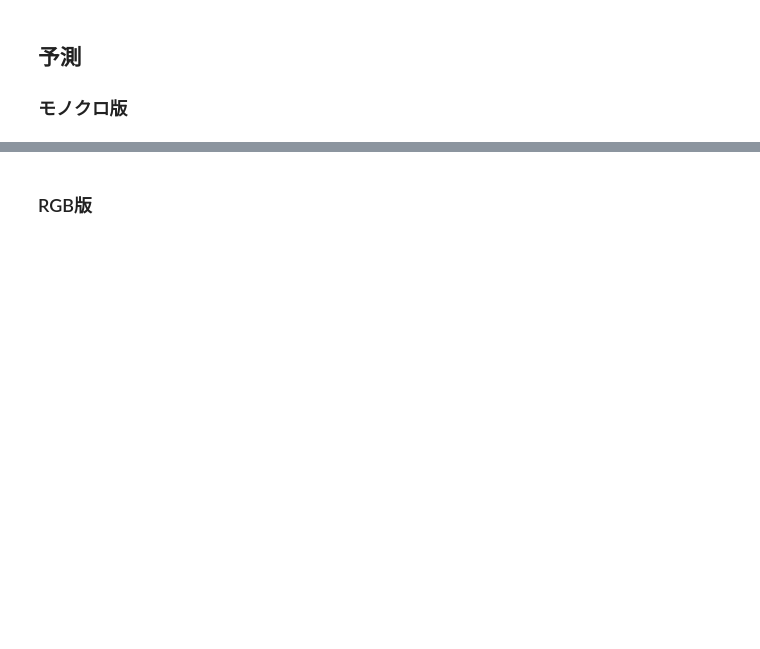
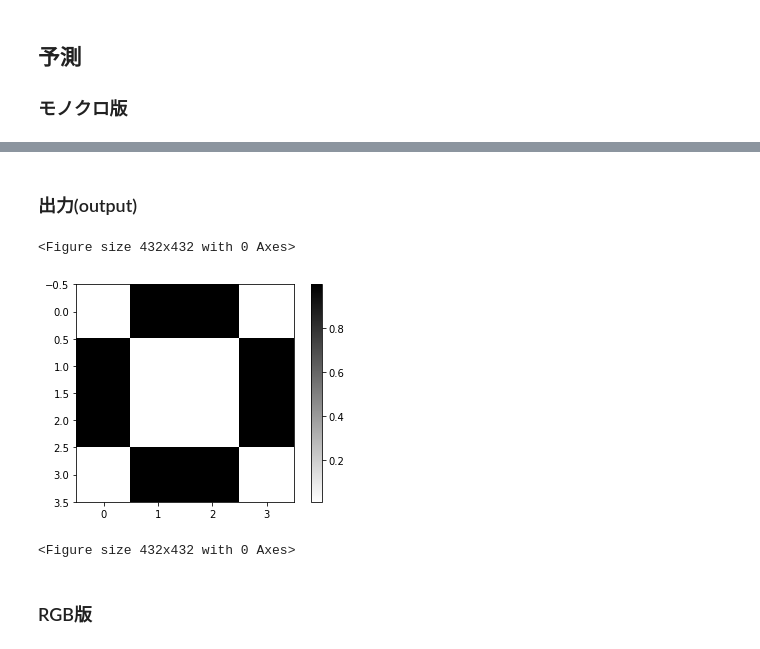
Before and after one commit to mositori/Bayesian-SuperResolution, a Jupyter notebook: ex1/autoencoder_example.ipynb, the cells around one changed output, grey strips where cells are left out. Cells and saved outputs as stored; diff of their text form; code cells hidden in the pictures; blank space fills up the shorter version.

```diff
--- a/ex1/autoencoder_example.ipynb
+++ b/ex1/autoencoder_example.ipynb
@@ -319,3 +335,13 @@ plt.cm.binary?
+# %% [markdown]
+### 出力(output)
+# %%
+plt.colorbar(plt.imshow(output, cmap = plt.cm.binary))
+plt.savefig(file_path[2], transparent = True)
+plt.figure(figsize = (6,6))
+# %% [output]
+<Figure size 432x432 with 0 Axes>
+[figure, added]
+<Figure size 432x432 with 0 Axes>
 # %% [markdown]
 ### RGB版
 # %%
```
Also changed, not shown: parts of 27 cells of this notebook, 40 other files.
